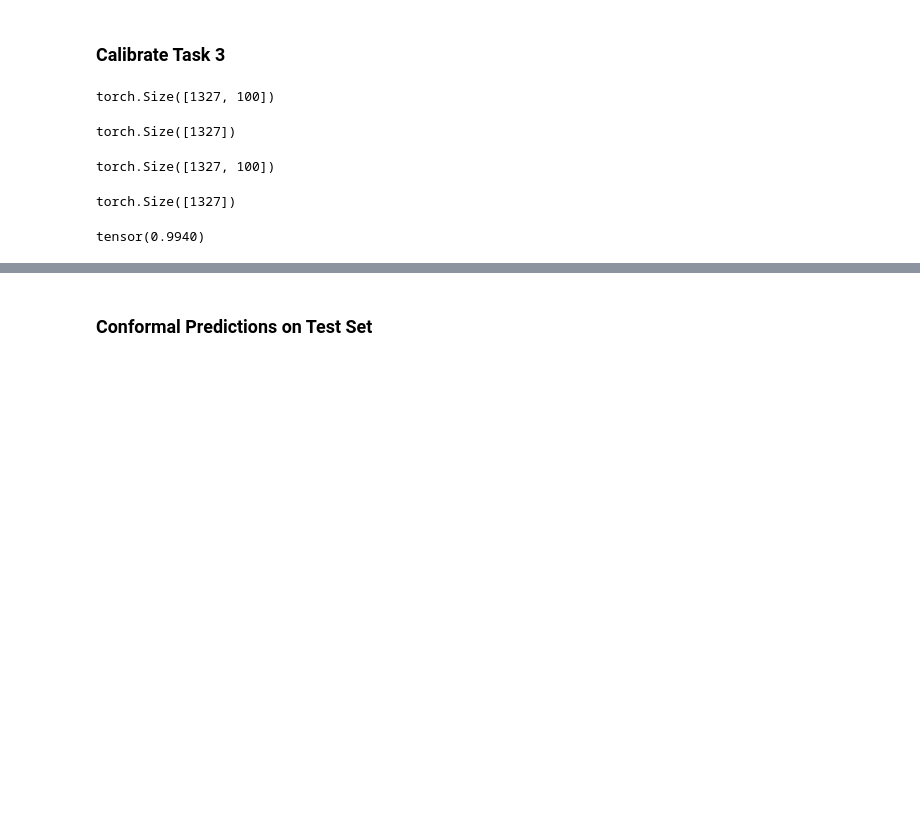
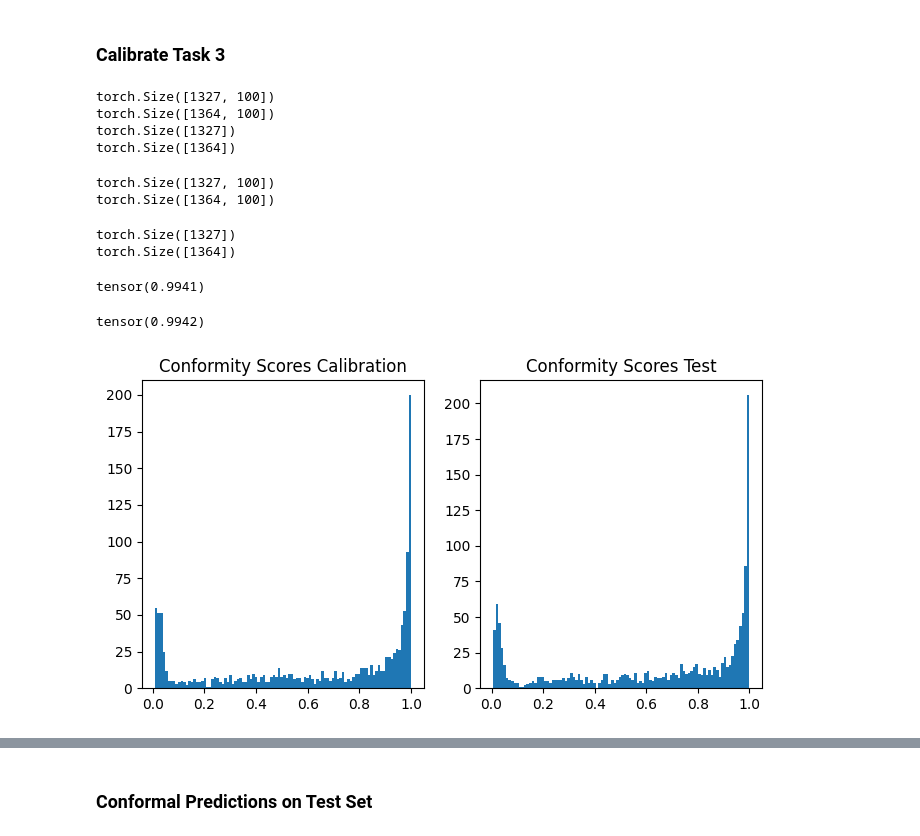
Before and after one commit to calgo-lab/BGR, a Jupyter notebook: notebooks/soil/Conformal_SoilNet.ipynb, the cells around one changed output, grey strips where cells are left out. Cells and saved outputs as stored; diff of their text form; code cells hidden in the pictures; blank space fills up the shorter version.

Commit message:
Calibrate Task 3

```diff
--- a/notebooks/soil/Conformal_SoilNet.ipynb
+++ b/notebooks/soil/Conformal_SoilNet.ipynb
@@ -482,29 +482,61 @@ Clipping input data to the valid range for imshow with RGB data ([0..1] for floa
 # %% [markdown]
 ### Calibrate Task 3
 # %%
-all_pred_logits_tensor = torch.from_numpy(np.concatenate(all_pred_logits, axis=0))
-all_pred_logits_tensor.shape
+# Concatenate pred. logits and true horizon indexes
+all_pred_logits_calib = torch.from_numpy(np.concatenate(all_pred_logits_calib, axis=0))
+print(all_pred_logits_calib.shape)
+all_pred_logits_test = torch.from_numpy(np.concatenate(all_pred_logits_test, axis=0))
+print(all_pred_logits_test.shape)
+
+all_true_hor_inds_calib = torch.from_numpy(np.concatenate(all_true_hor_inds_calib, axis=0))
+print(all_true_hor_inds_calib.shape)
+all_true_hor_inds_test = torch.from_numpy(np.concatenate(all_true_hor_inds_test, axis=0))
+print(all_true_hor_inds_test.shape)
 # %% [output]
 torch.Size([1327, 100])
+torch.Size([1364, 100])
+torch.Size([1327])
+torch.Size([1364])
-# %%
-all_true_hor_inds_tensor = torch.from_numpy(np.concatenate(all_true_hor_inds, axis=0))
-all_true_hor_inds_tensor.shape
-# %% [output]
-torch.Size([1327])
 # %%
+# Apply softmax on pred. logits (in Pytorch, the CE loss applies softmax itself on the output layer)
 import torch.nn.functional as F
 
-all_pred_probs_tensor = F.softmax(all_pred_logits_tensor, dim=1)
-all_pred_probs_tensor.shape
+all_pred_probs_calib = F.softmax(all_pred_logits_calib, dim=1)
+print(all_pred_probs_calib.shape)
+all_pred_probs_test = F.softmax(all_pred_logits_test, dim=1)
+print(all_pred_probs_test.shape)
 # %% [output]
 torch.Size([1327, 100])
+torch.Size([1364, 100])
 # %%
-prob_true_class = all_pred_probs_tensor[torch.arange(len(all_true_hor_inds_tensor)), all_true_hor_inds_tensor]
-prob_true_class.shape
+# Get probabilities of the true class
+prob_true_class_calib = all_pred_probs_calib[torch.arange(len(all_true_hor_inds_calib)), all_true_hor_inds_calib]
+print(prob_true_class_calib.shape)
+prob_true_class_test = all_pred_probs_test[torch.arange(len(all_true_hor_inds_test)), all_true_hor_inds_test]
+print(prob_true_class_test.shape)
 # %% [output]
 torch.Size([1327])
+torch.Size([1364])
 # %%
-qhat_horizon = torch.quantile(1 - prob_true_class, 0.90) # apply sample correction (n+1)/n ?
+# Compute quantile on conformity scores: 1 - softmax(f(x))_true
+qhat_horizon = torch.quantile(1 - prob_true_class_calib, 0.90) # apply sample correction (n+1)/n ?
 qhat_horizon
 # %% [output]
-tensor(0.9940)
+tensor(0.9941)
+# %%
+# FOr comparison: quantile on the test set
+# Compute quantile on conformity scores: 1 - softmax(f(x))_true
+qhat_horizon_test = torch.quantile(1 - prob_true_class_test, 0.90) # apply sample correction (n+1)/n ?
+qhat_horizon_test
+# %% [output]
+tensor(0.9942)
+# %%
+plt.figure(figsize=(8,4))
+plt.subplot(121)
+plt.hist((1 - prob_true_class_calib).numpy(), bins=100)
+plt.title('Conformity Scores Calibration')
+plt.subplot(122)
+plt.hist((1 - prob_true_class_test).numpy(), bins=100)
+plt.title('Conformity Scores Test');
+# %% [output]
+[figure, added]
```
Also changed, not shown: parts of 11 cells of this notebook.
